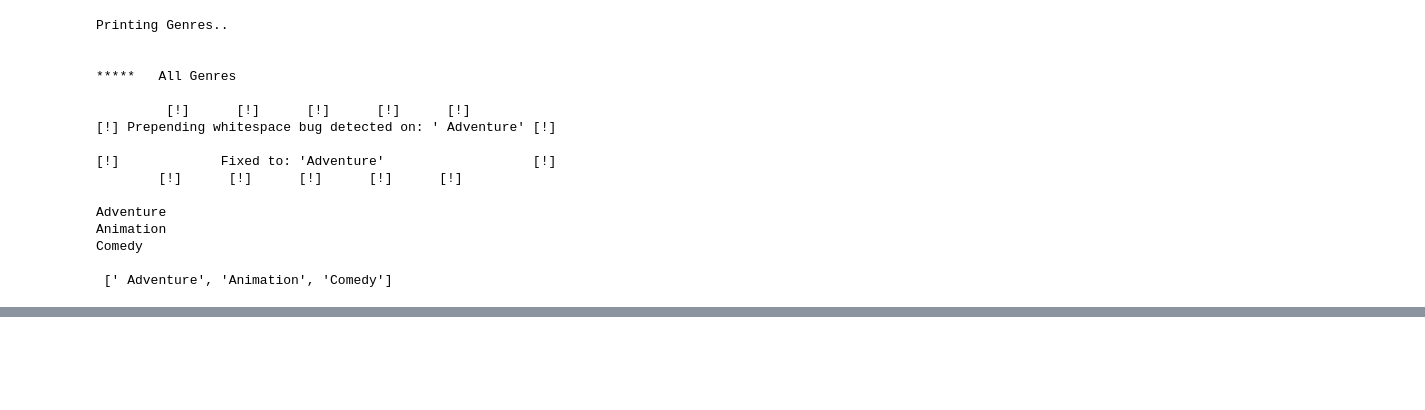
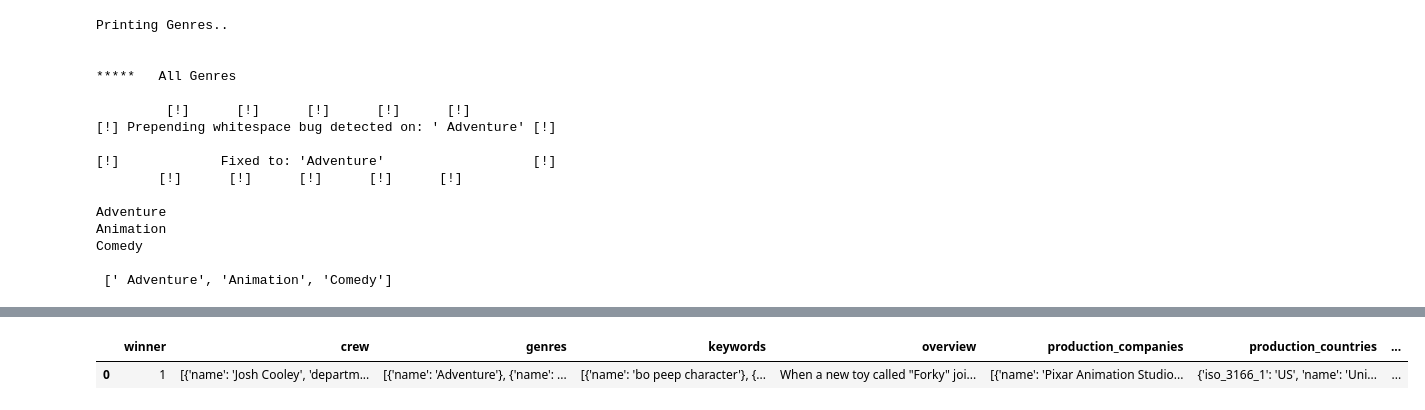
Before and after one commit to hone1er/oscarDataAnalysis, a Jupyter notebook: chrisTestingGrounds/Bechdel___backendSetup.ipynb, the cells around one changed output, grey strips where cells are left out. Drawn from its saved outputs; the diff is of its cells as text; code cells hidden in the pictures; blank space fills up the shorter version.

```diff
--- a/chrisTestingGrounds/Bechdel___backendSetup.ipynb
+++ b/chrisTestingGrounds/Bechdel___backendSetup.ipynb
@@ -440,0 +528,5 @@ JSONDecodeError: Expecting property name enclosed in double quotes: line 1 colum
+# %%
+df2
+# %% [output]
+|  | winner | crew | genres | keywords | overview | production_companies | production_countries | ... |
+| 0 | 1 | [{'name': 'Josh Cooley', 'departm... | [{'name': 'Adventure'}, {'name': ... | [{'name': 'bo peep character'}, {... | When a new toy called "Forky" joi... | [{'name': 'Pixar Animation Studio... | {'iso_3166_1': 'US', 'name': 'Uni... | ... |
```
Also changed, not shown: parts of 1 cell of this notebook, 2 other files.
